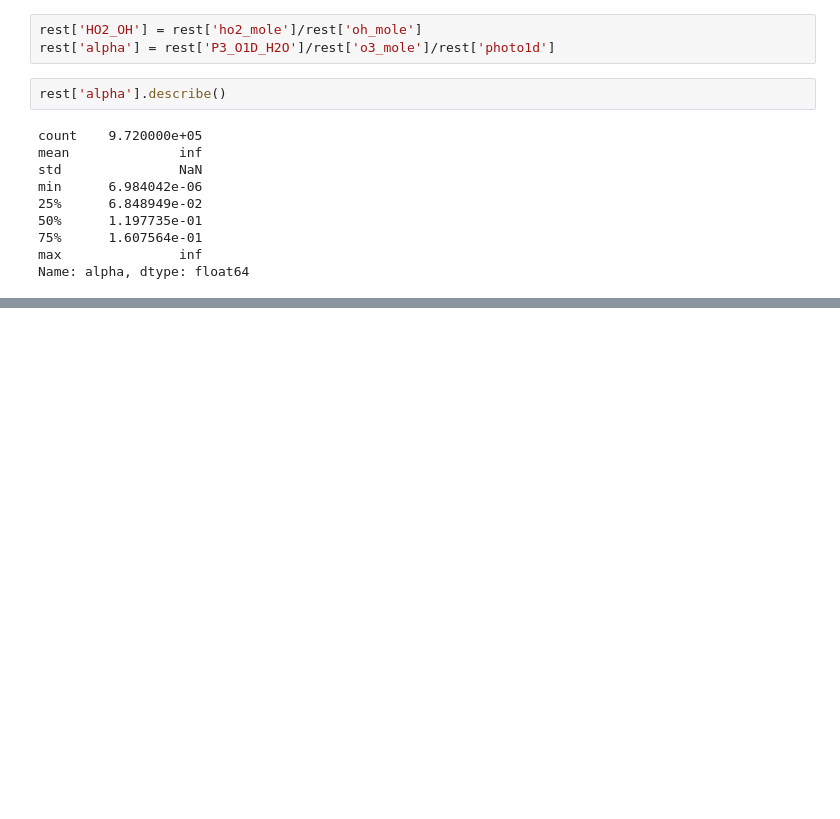
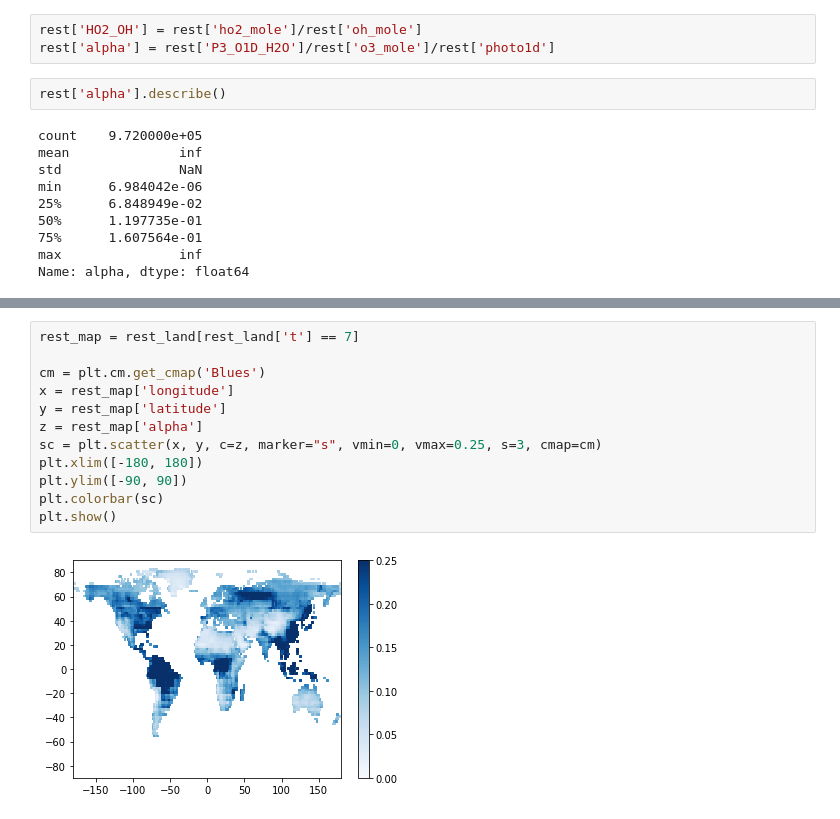
Before and after one commit to csuen27/ozone-budget, a Jupyter notebook: dissociated proportion.ipynb, the cells around one changed output, grey strips where cells are left out. Cells and saved outputs as stored; diff of their text form; blank space fills up the shorter version.

```diff
--- a/dissociated proportion.ipynb
+++ b/dissociated proportion.ipynb
@@ -163,0 +132,14 @@ Name: HO2_OH, dtype: float64
+# %%
+rest_map = rest_land[rest_land['t'] == 7]
+
+cm = plt.cm.get_cmap('Blues')
+x = rest_map['longitude']
+y = rest_map['latitude']
+z = rest_map['alpha']
+sc = plt.scatter(x, y, c=z, marker="s", vmin=0, vmax=0.25, s=3, cmap=cm)
+plt.xlim([-180, 180])
+plt.ylim([-90, 90])
+plt.colorbar(sc)
+plt.show()
+# %% [output]
+[figure, added]
```
Also changed, not shown: parts of 12 cells of this notebook.
